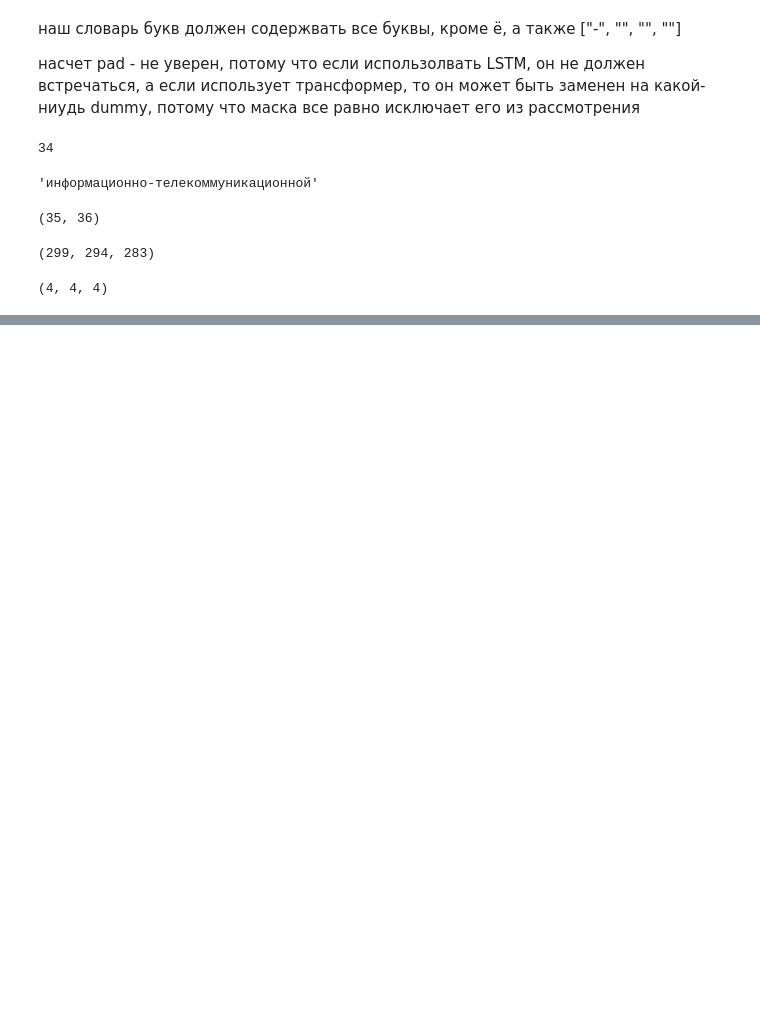
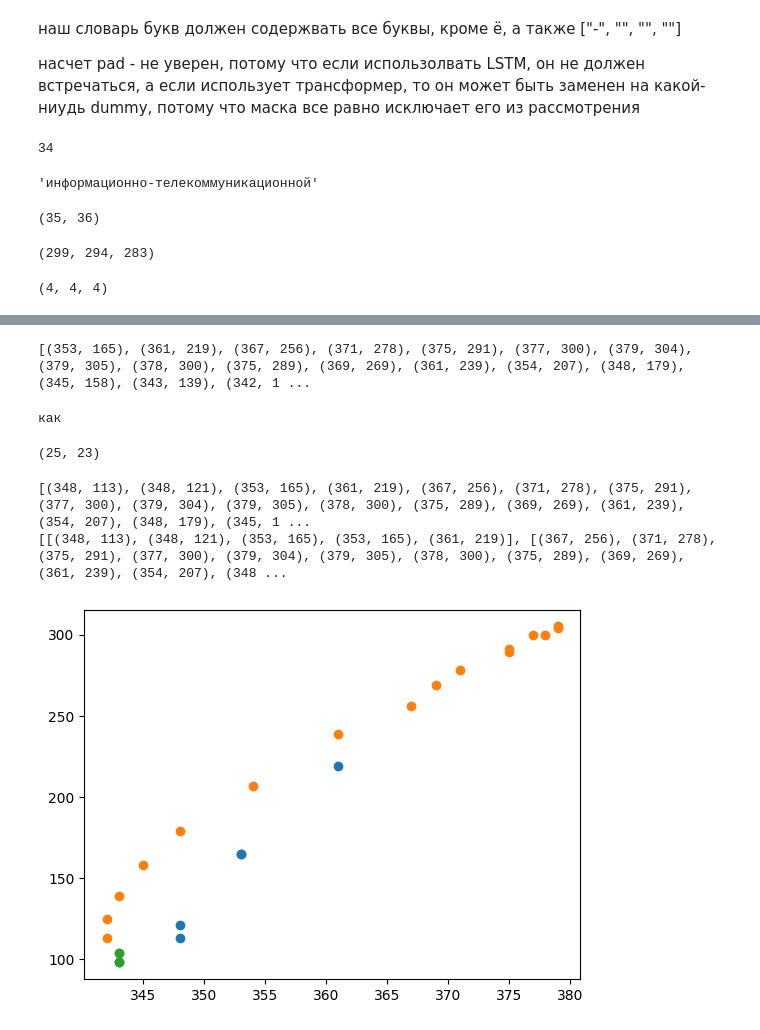
Before and after one commit to proshian/neuroswipe, a Jupyter notebook: src/data_analysis/analysis.ipynb, the cells around one changed output, grey strips where cells are left out. Cells and saved outputs as stored; diff of their text form; code cells hidden in the pictures; blank space fills up the shorter version.

```diff
--- a/src/data_analysis/analysis.ipynb
+++ b/src/data_analysis/analysis.ipynb
@@ -668,3 +746,51 @@ def create_dataset_without_errors(dataset_path: str,
                 out_f.write(line)
 
     return error_idxs
+# %%
+# test get_segments
+
+import json
+
+from tqdm import tqdm
+
+
+data_path = "../../data/data_separated_grid/sample_deleteme__default_only.jsonl"
+grids_path = "../../data/data_separated_grid/gridname_to_grid.json"
+
+with open(grids_path , encoding="utf-8") as f:
+    grids = json.load(f)
+
+data_examples = []
+
+with open(data_path, encoding="utf-8") as f:
+    for line in tqdm(f):
+        data_examples.append(json.loads(line))
+# %%
+data = data_examples[3]
+c = data['curve']
+segments = get_segments(data['word'], c['x'], c['y'], get_label2key(grids[c['grid_name']]['keys']))
+# %% [output]
+[(353, 165), (361, 219), (367, 256), (371, 278), (375, 291), (377, 300), (379, 304), (379, 305), (378, 300), (375, 289), (369, 269), (361, 239), (354, 207), (348, 179), (345, 158), (343, 139), (342, 1 ...
+# %%
+print(data['word'])
+# %% [output]
+как
+# %%
+sum(len(s) for s in segments), len(c['x'])
+# %% [output]
+(25, 23)
+# %%
+print(list(zip(c['x'], c['y'])))
+print(segments)
+# %% [output]
+[(348, 113), (348, 121), (353, 165), (361, 219), (367, 256), (371, 278), (375, 291), (377, 300), (379, 304), (379, 305), (378, 300), (375, 289), (369, 269), (361, 239), (354, 207), (348, 179), (345, 1 ...
+[[(348, 113), (348, 121), (353, 165), (353, 165), (361, 219)], [(367, 256), (371, 278), (375, 291), (377, 300), (379, 304), (379, 305), (378, 300), (375, 289), (369, 269), (361, 239), (354, 207), (348 ...
+# %%
+import matplotlib.pyplot as plt
+import numpy as np
+
+for segment in segments:
+    segment = np.array(segment)
+    plt.plot(segment[:, 0], segment[:, 1], 'o')
+# %% [output]
+[figure, added]
```
Also changed, not shown: parts of 3 cells of this notebook.
